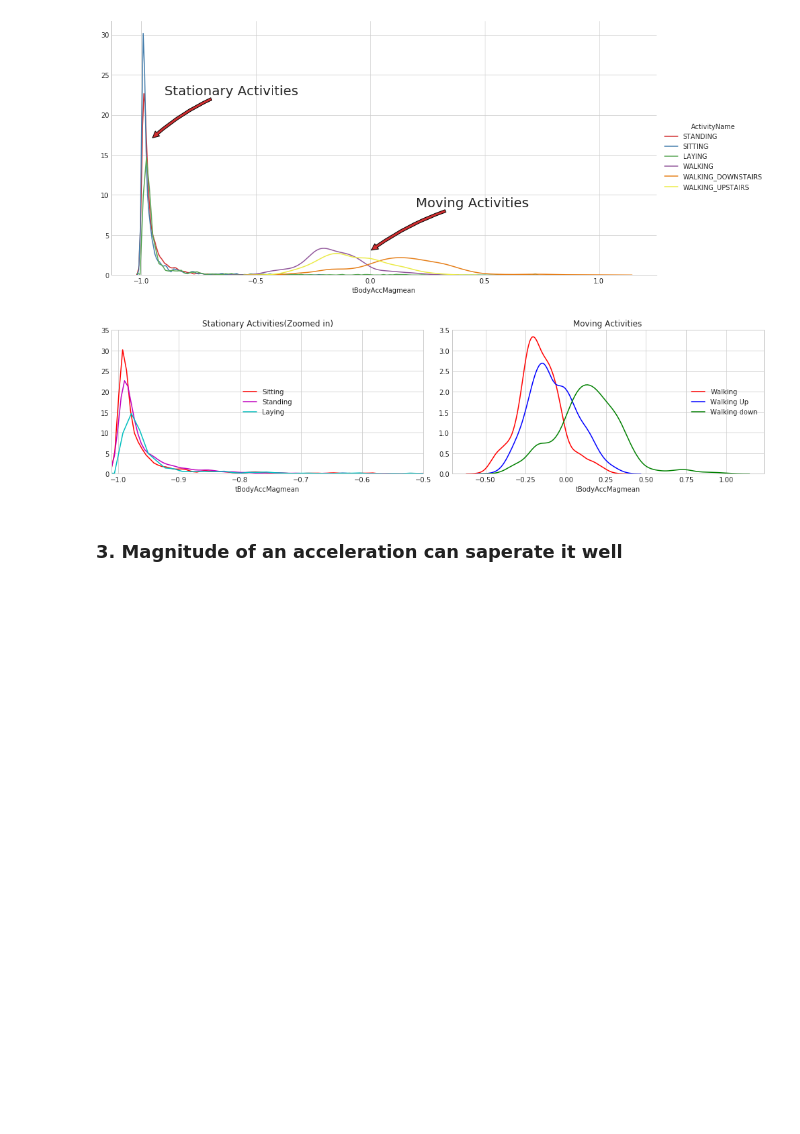
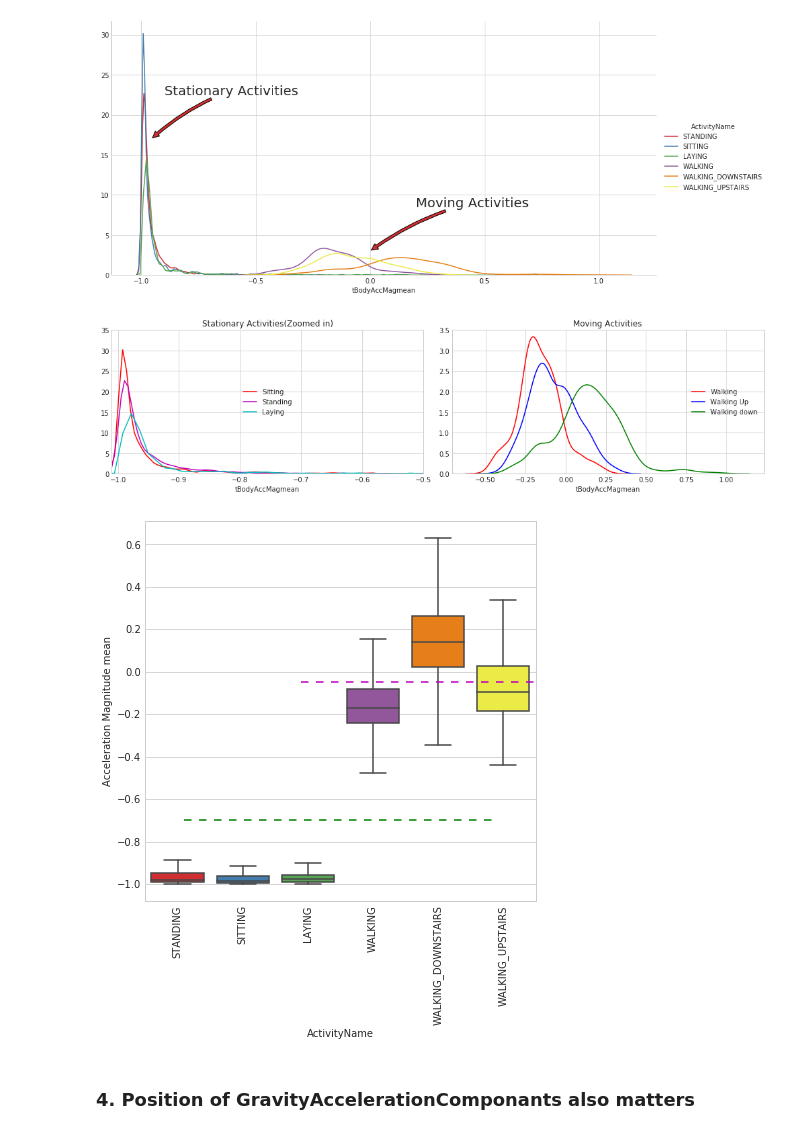
Before and after one commit to elhaidi/Human-Activity-Recognition, a Jupyter notebook: Human Activity notebook.ipynb, the cells around one changed output. Saved outputs shown, nothing was run; the diff lists cells and outputs as text; code cells hidden in the pictures; blank space fills up the shorter version.

Commit message:
acceleration observation

```diff
--- a/Human Activity notebook.ipynb
+++ b/Human Activity notebook.ipynb
@@ -332,5 +332,3 @@ plt.tight_layout()
 plt.show()
 # %% [output]
 [figure]
-# %% [markdown]
-### 3. Magnitude of an acceleration can saperate it well
@@ -493,0 +335,12 @@ test.shape
+# %%
+plt.figure(figsize=(7,7))
+sns.boxplot(x='ActivityName', y='tBodyAccMagmean',data=train, showfliers=False, saturation=1)
+plt.ylabel('Acceleration Magnitude mean')
+plt.axhline(y=-0.7, xmin=0.1, xmax=0.9,dashes=(5,5), c='g')
+plt.axhline(y=-0.05, xmin=0.4, dashes=(5,5), c='m')
+plt.xticks(rotation=90)
+plt.show()
+# %% [output]
+[figure, added]
+# %% [markdown]
+### 4. Position of GravityAccelerationComponants also matters
```
Also changed, not shown: parts of 1 cell of this notebook.
